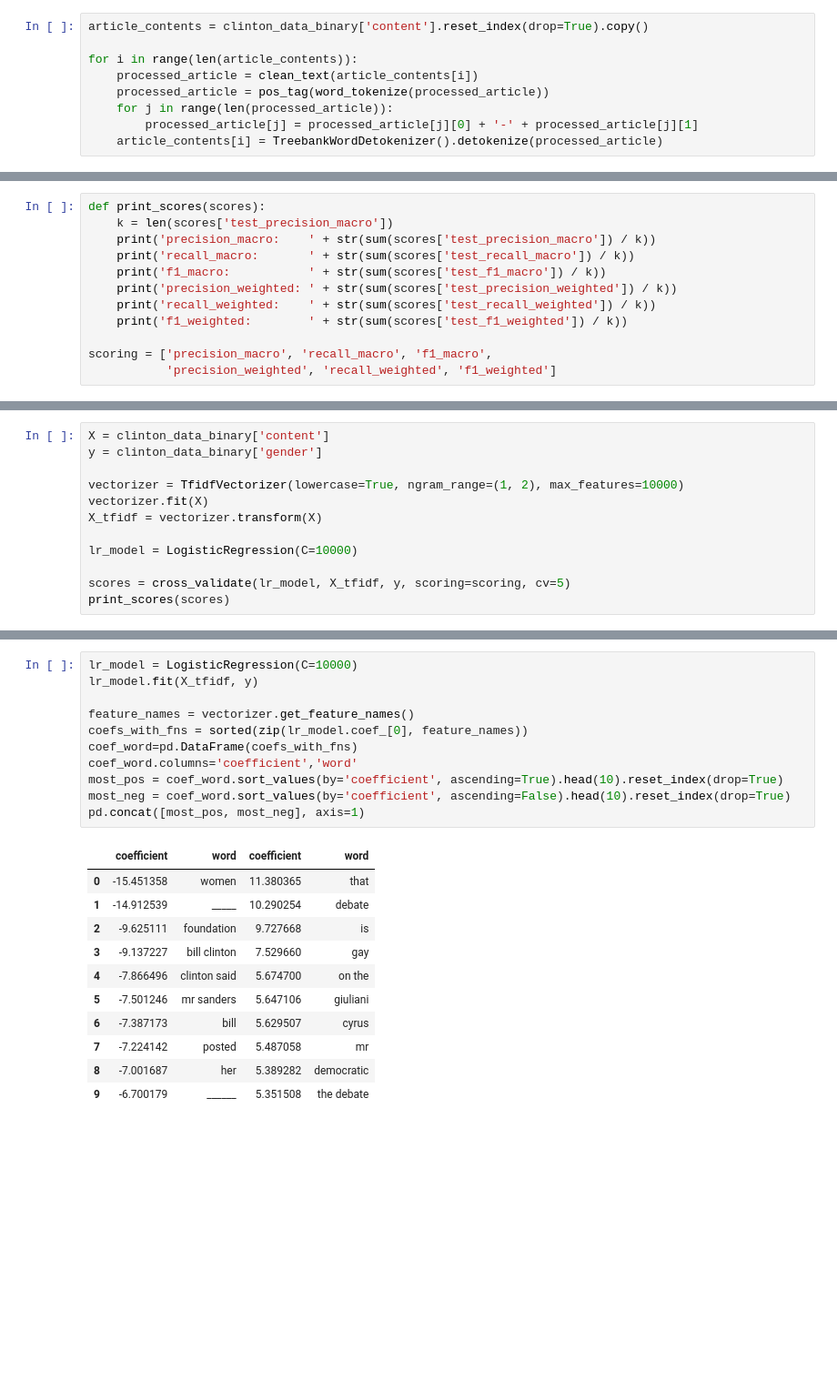
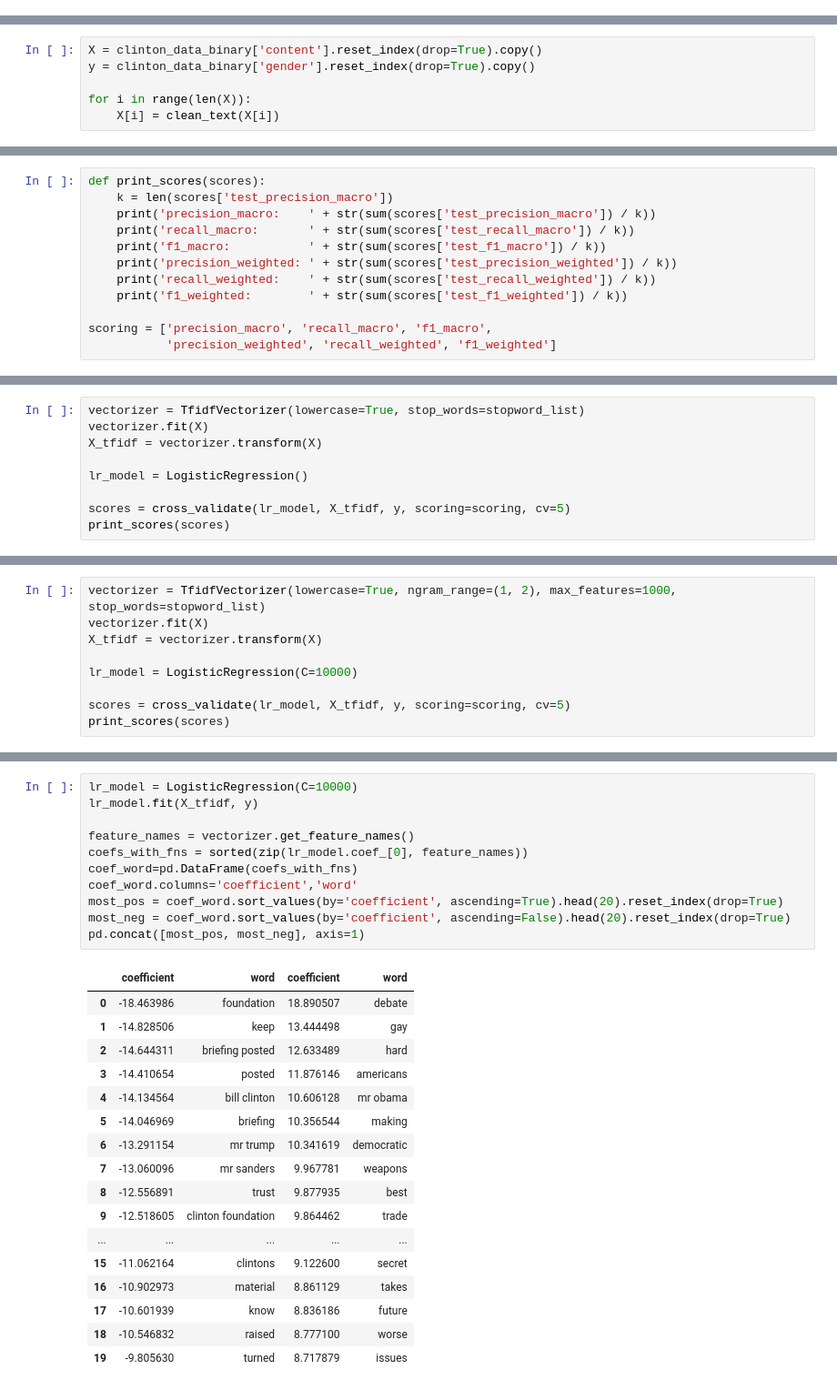
Before and after one commit to maxpeng041/news-article-analysis, a Jupyter notebook: news_article_analysis.ipynb, the cells around one changed output, grey strips where cells are left out. Shown: that part at 91% size. Drawn from its saved outputs; the diff is of its cells as text; blank space fills up the shorter version.

```diff
--- a/news_article_analysis.ipynb
+++ b/news_article_analysis.ipynb
@@ -305,9 +207,0 @@ def clean_text(unprocessed_string):
-# %%
-article_contents = clinton_data_binary['content'].reset_index(drop=True).copy()
-
-for i in range(len(article_contents)):
-    processed_article = clean_text(article_contents[i])
-    processed_article = pos_tag(word_tokenize(processed_article))
-    for j in range(len(processed_article)):
-        processed_article[j] = processed_article[j][0] + '-' + processed_article[j][1]
-    article_contents[i] = TreebankWordDetokenizer().detokenize(processed_article)
@@ -319,0 +208,6 @@ hillary-JJ clinton-NN advisers-NNS allies-NNS begun-VBN extensive-JJ discussions
+# %%
+X = clinton_data_binary['content'].reset_index(drop=True).copy()
+y = clinton_data_binary['gender'].reset_index(drop=True).copy()
+
+for i in range(len(X)):
+    X[i] = clean_text(X[i])
@@ -331,0 +230,9 @@ scoring = ['precision_macro', 'recall_macro', 'f1_macro',
+# %%
+vectorizer = TfidfVectorizer(lowercase=True, stop_words=stopword_list)
+vectorizer.fit(X)
+X_tfidf = vectorizer.transform(X)
+
+lr_model = LogisticRegression()
+
+scores = cross_validate(lr_model, X_tfidf, y, scoring=scoring, cv=5)
+print_scores(scores)
@@ -332,8 +264,5 @@ scoring = ['precision_macro', 'recall_macro', 'f1_macro',
 # %%
-X = clinton_data_binary['content']
-y = clinton_data_binary['gender']
-
-vectorizer = TfidfVectorizer(lowercase=True, ngram_range=(1, 2), max_features=10000)
+vectorizer = TfidfVectorizer(lowercase=True, ngram_range=(1, 2), max_features=1000, stop_words=stopword_list)
 vectorizer.fit(X)
 X_tfidf = vectorizer.transform(X)
 
@@ -363,23 +282,29 @@ f1_weighted:        0.5229231679720593
 # %%
 lr_model = LogisticRegression(C=10000)
 lr_model.fit(X_tfidf, y)
 
 feature_names = vectorizer.get_feature_names()
 coefs_with_fns = sorted(zip(lr_model.coef_[0], feature_names))
 coef_word=pd.DataFrame(coefs_with_fns)
 coef_word.columns='coefficient','word'
-most_pos = coef_word.sort_values(by='coefficient', ascending=True).head(10).reset_index(drop=True)
-most_neg = coef_word.sort_values(by='coefficient', ascending=False).head(10).reset_index(drop=True)
+most_pos = coef_word.sort_values(by='coefficient', ascending=True).head(20).reset_index(drop=True)
+most_neg = coef_word.sort_values(by='coefficient', ascending=False).head(20).reset_index(drop=True)
 pd.concat([most_pos, most_neg], axis=1)
 # %% [output]
 |  | coefficient | word | coefficient | word |
-| 0 | -15.451358 | women | 11.380365 | that |
-| 1 | -14.912539 | _____ | 10.290254 | debate |
-| 2 | -9.625111 | foundation | 9.727668 | is |
-| 3 | -9.137227 | bill clinton | 7.529660 | gay |
-| 4 | -7.866496 | clinton said | 5.674700 | on the |
-| 5 | -7.501246 | mr sanders | 5.647106 | giuliani |
-| 6 | -7.387173 | bill | 5.629507 | cyrus |
-| 7 | -7.224142 | posted | 5.487058 | mr |
-| 8 | -7.001687 | her | 5.389282 | democratic |
-| 9 | -6.700179 | ______ | 5.351508 | the debate |
+| 0 | -18.463986 | foundation | 18.890507 | debate |
+| 1 | -14.828506 | keep | 13.444498 | gay |
+| 2 | -14.644311 | briefing posted | 12.633489 | hard |
+| 3 | -14.410654 | posted | 11.876146 | americans |
+| 4 | -14.134564 | bill clinton | 10.606128 | mr obama |
+| 5 | -14.046969 | briefing | 10.356544 | making |
+| 6 | -13.291154 | mr trump | 10.341619 | democratic |
+| 7 | -13.060096 | mr sanders | 9.967781 | weapons |
+| 8 | -12.556891 | trust | 9.877935 | best |
+| 9 | -12.518605 | clinton foundation | 9.864462 | trade |
+| ... | ... | ... | ... | ... |
+| 15 | -11.062164 | clintons | 9.122600 | secret |
+| 16 | -10.902973 | material | 8.861129 | takes |
+| 17 | -10.601939 | know | 8.836186 | future |
+| 18 | -10.546832 | raised | 8.777100 | worse |
+| 19 | -9.805630 | turned | 8.717879 | issues |
```
Also changed, not shown: parts of 39 cells of this notebook, 1 other file.
